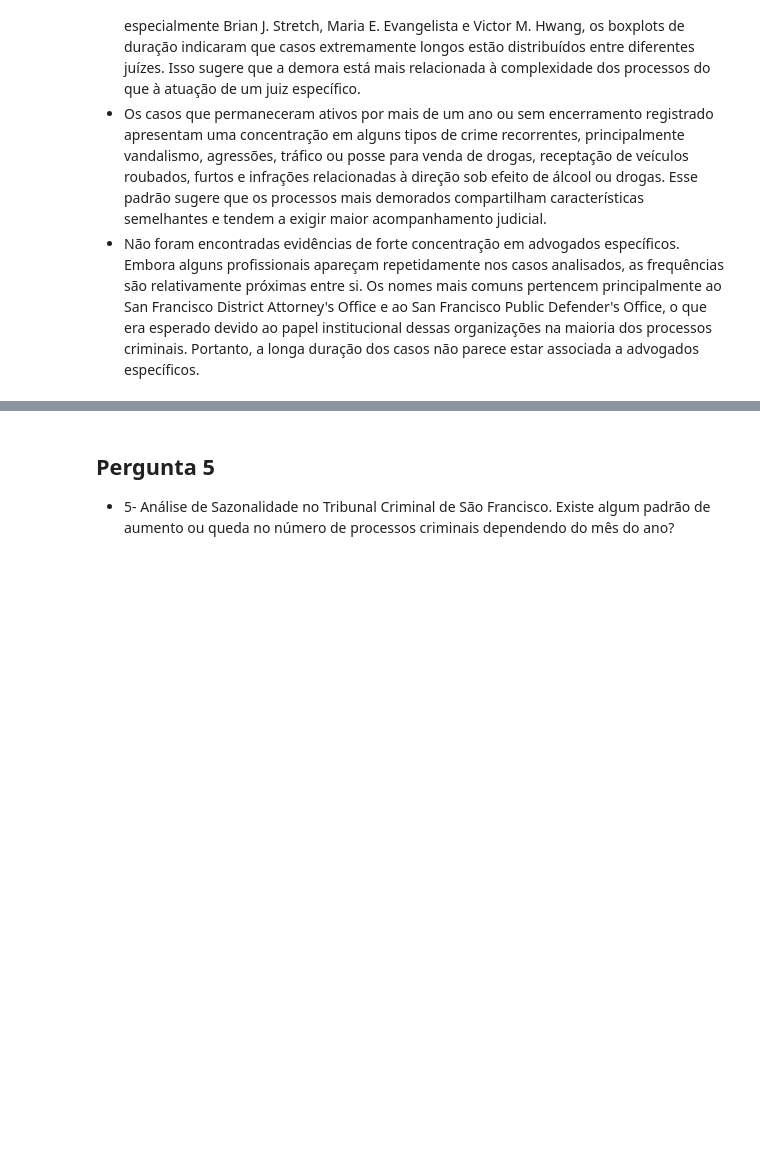
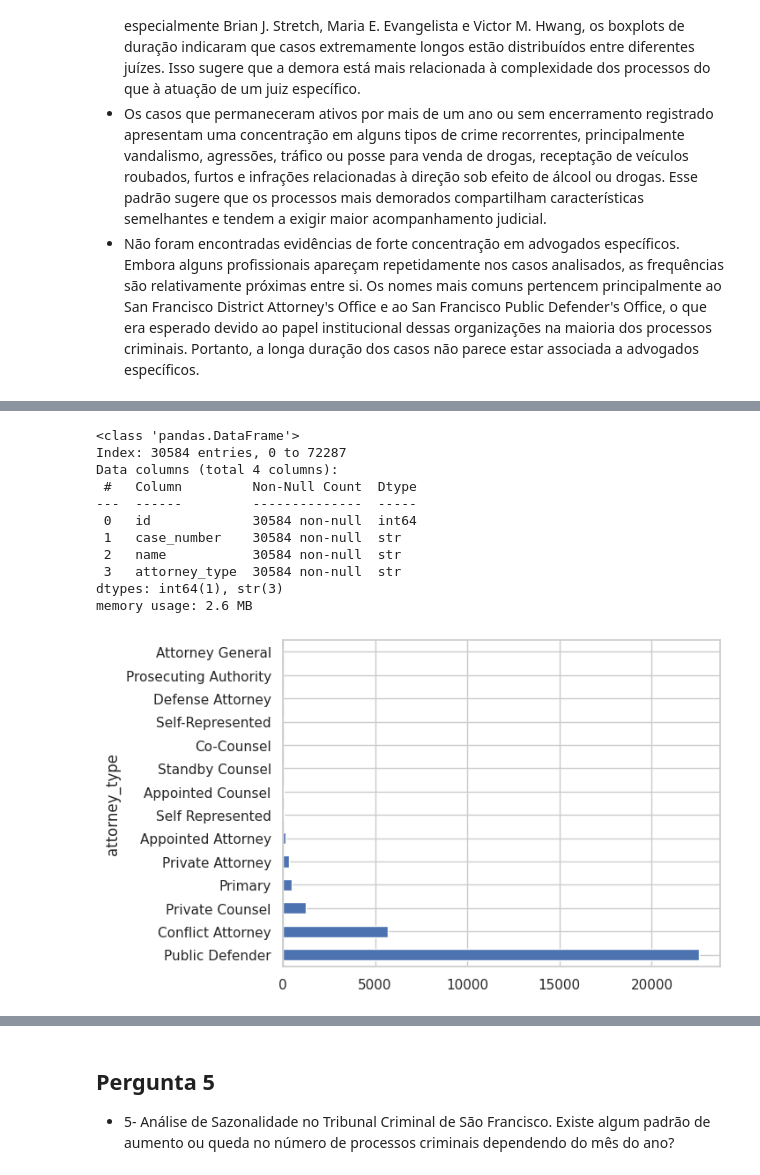
Before and after one commit to Orlandovpjunior/machine_learning, a Jupyter notebook: lab5/notebook.ipynb, the cells around one changed output, grey strips where cells are left out. Saved outputs shown, nothing was run; the diff lists cells and outputs as text; code cells hidden in the pictures; blank space fills up the shorter version.

```diff
--- a/lab5/notebook.ipynb
+++ b/lab5/notebook.ipynb
@@ -815,0 +840,18 @@ df_result.nlargest(
+# %%
+# Vou retirar os DA, pois são os promotores que trabalham na acusação do Réu, e estou interessado apenas na parte da defesa.
+df_defensores = df_attorneys[df_attorneys["attorney_type"] != "District Attorney"].copy()
+df_defensores.value_counts('attorney_type').plot.barh()
+df_defensores.info()
+# %% [output]
+<class 'pandas.DataFrame'>
+Index: 30584 entries, 0 to 72287
+Data columns (total 4 columns):
+ #   Column         Non-Null Count  Dtype
+---  ------         --------------  -----
+ 0   id             30584 non-null  int64
+ 1   case_number    30584 non-null  str
+ 2   name           30584 non-null  str
+ 3   attorney_type  30584 non-null  str
+dtypes: int64(1), str(3)
+memory usage: 2.6 MB
+[figure, added]
```
Also changed, not shown: parts of 16 cells of this notebook.
